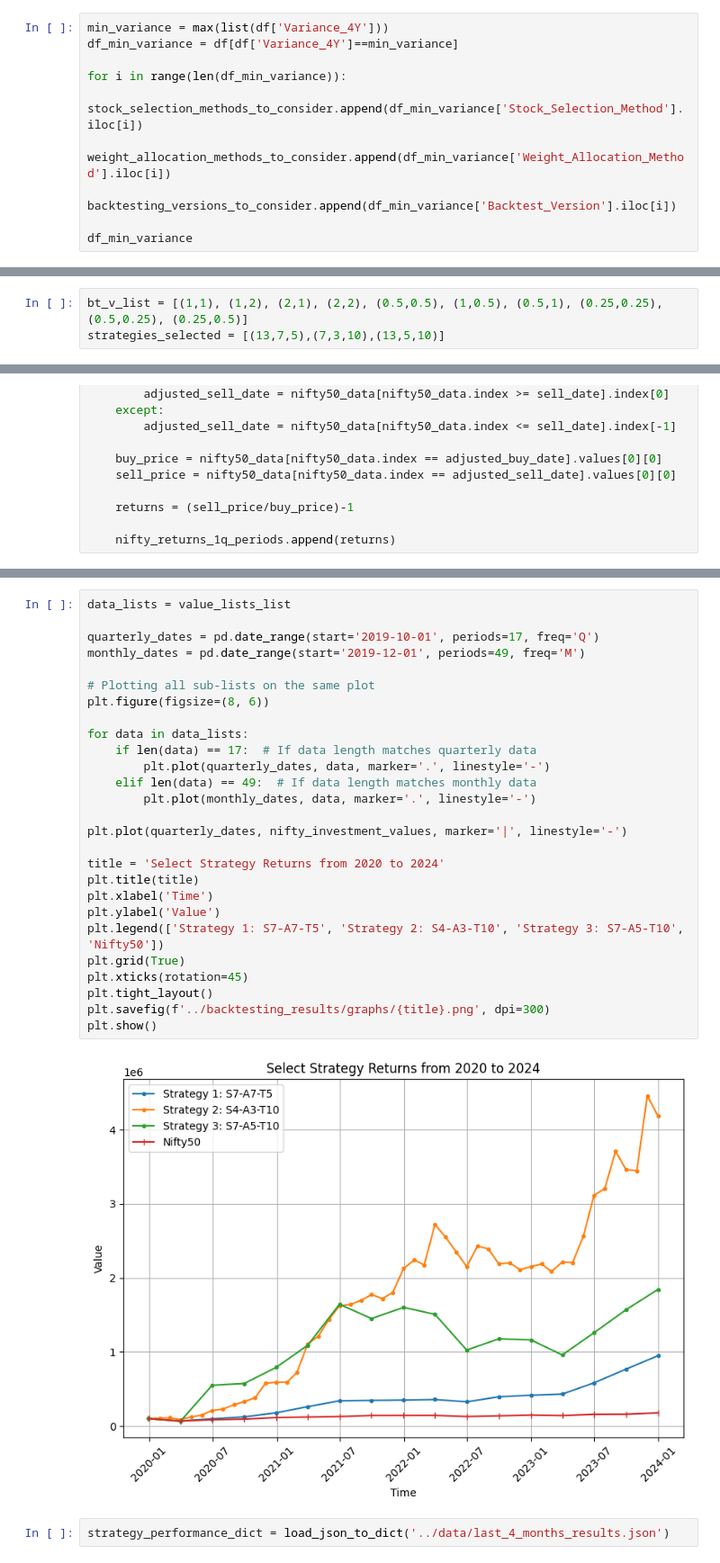
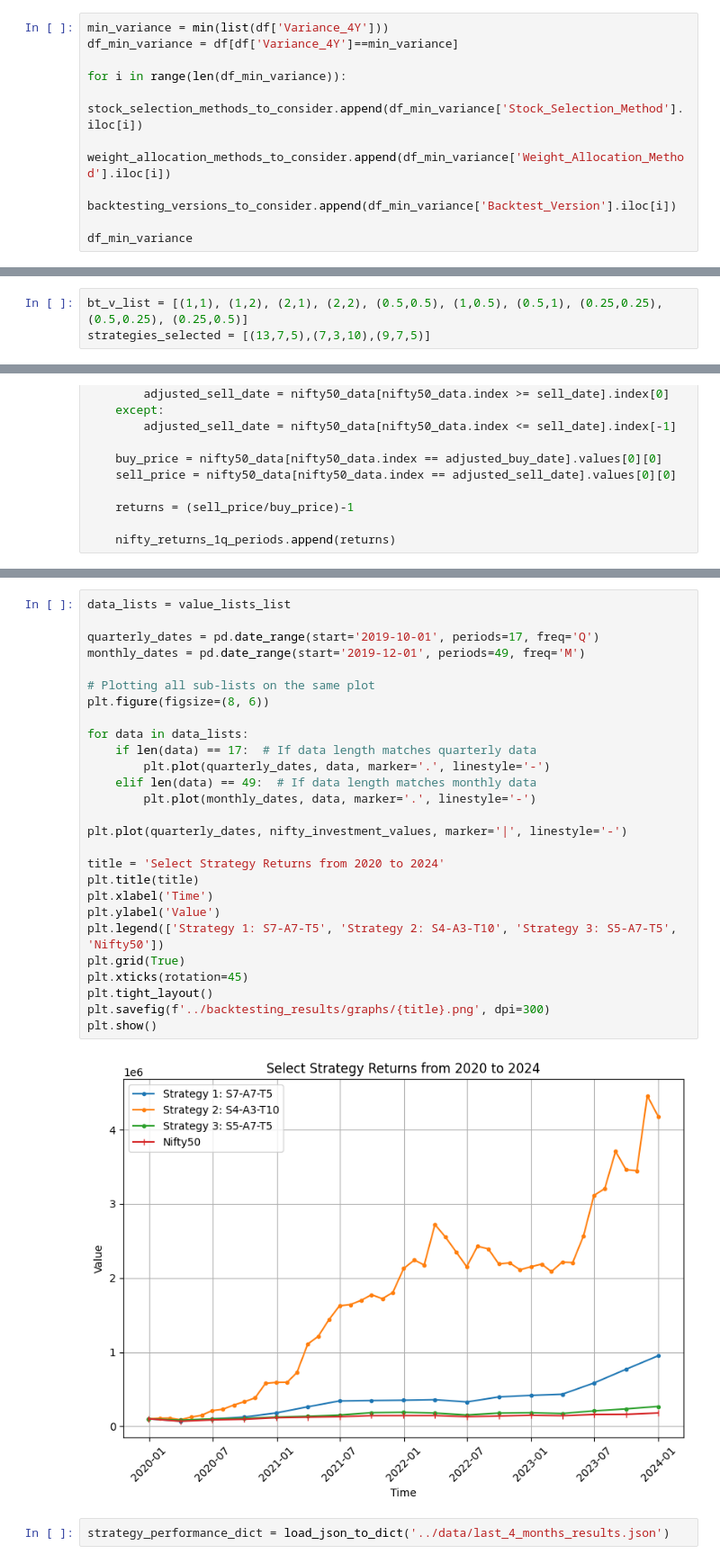
Before and after one commit to oomrawat/Portfolio-Project-FSP, a Jupyter notebook: notebooks/backtesting_results_visualisation.ipynb, the cells around one changed output, grey strips where cells are left out. Shown at 90% size. Drawn from its saved outputs; the diff is of its cells as text.

```diff
--- a/notebooks/backtesting_results_visualisation.ipynb
+++ b/notebooks/backtesting_results_visualisation.ipynb
@@ -102,7 +102,7 @@ df_max_return
 |  | Strategy_Combination | Stock_Selection_Method | Weight_Allocation_Method | Total_Return | CAGR_4Y | CAGR_3Y | ... |
 | 58 | 4_3_10 | 4 | 3 | 41.83 | 1.54 | 0.92 | ... |
 # %%
-min_variance = max(list(df['Variance_4Y']))
+min_variance = min(list(df['Variance_4Y']))
 df_min_variance = df[df['Variance_4Y']==min_variance]
 
 for i in range(len(df_min_variance)):
@@ -342,7 +350,7 @@ backtesting_buying_dates_for_1q_hold, len(backtesting_buying_dates_for_1q_hold)
  37)
 # %%
 bt_v_list = [(1,1), (1,2), (2,1), (2,2), (0.5,0.5), (1,0.5), (0.5,1), (0.25,0.25), (0.5,0.25), (0.25,0.5)]
-strategies_selected = [(13,7,5),(7,3,10),(13,5,10)]
+strategies_selected = [(13,7,5),(7,3,10),(9,7,5)]
 # %%
 def save_dict_to_json(data, filename):
     """
@@ -773,32 +797,32 @@ len(nifty_investment_values), nifty_investment_values
 # %%
 data_lists = value_lists_list
 
 quarterly_dates = pd.date_range(start='2019-10-01', periods=17, freq='Q')
 monthly_dates = pd.date_range(start='2019-12-01', periods=49, freq='M')
 
 # Plotting all sub-lists on the same plot
 plt.figure(figsize=(8, 6))
 
 for data in data_lists:
     if len(data) == 17:  # If data length matches quarterly data
         plt.plot(quarterly_dates, data, marker='.', linestyle='-')
     elif len(data) == 49:  # If data length matches monthly data
         plt.plot(monthly_dates, data, marker='.', linestyle='-')
 
 plt.plot(quarterly_dates, nifty_investment_values, marker='|', linestyle='-')
 
 title = 'Select Strategy Returns from 2020 to 2024'
 plt.title(title)
 plt.xlabel('Time')
 plt.ylabel('Value')
-plt.legend(['Strategy 1: S7-A7-T5', 'Strategy 2: S4-A3-T10', 'Strategy 3: S7-A5-T10', 'Nifty50'])
+plt.legend(['Strategy 1: S7-A7-T5', 'Strategy 2: S4-A3-T10', 'Strategy 3: S5-A7-T5', 'Nifty50'])
 plt.grid(True)
 plt.xticks(rotation=45)
 plt.tight_layout()
 plt.savefig(f'../backtesting_results/graphs/{title}.png', dpi=300)
 plt.show()
 # %% [output]
-[figure, old version]
+[figure, new version]
 # %%
 strategy_performance_dict = load_json_to_dict('../data/last_4_months_results.json')
 # %%
```
Also changed, not shown: parts of 16 cells of this notebook, 17 other files.
